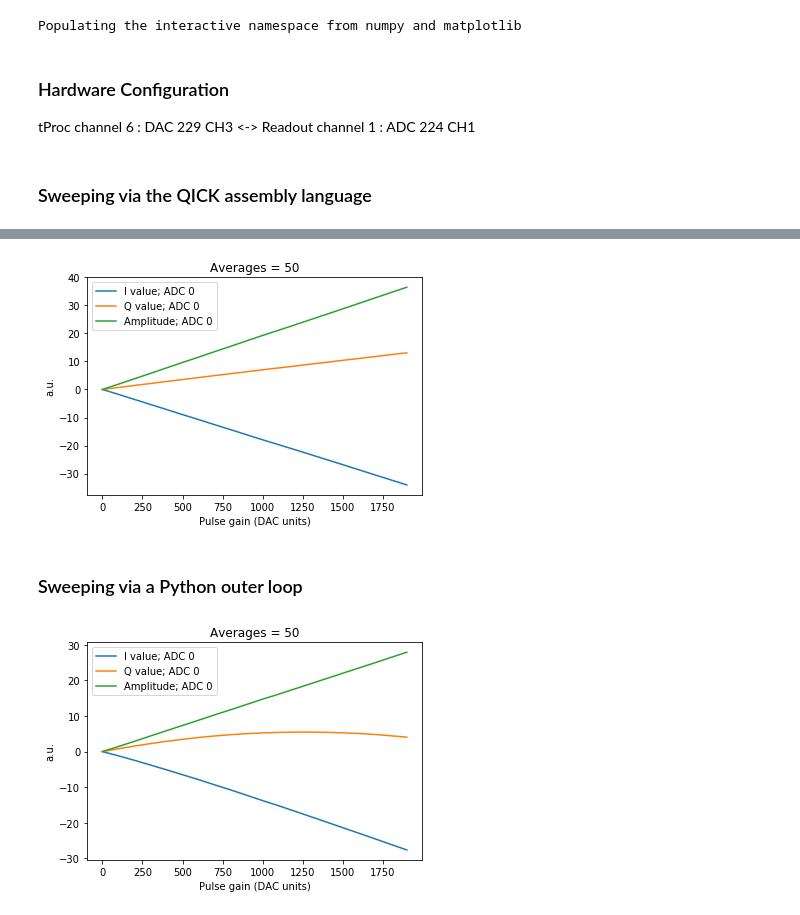
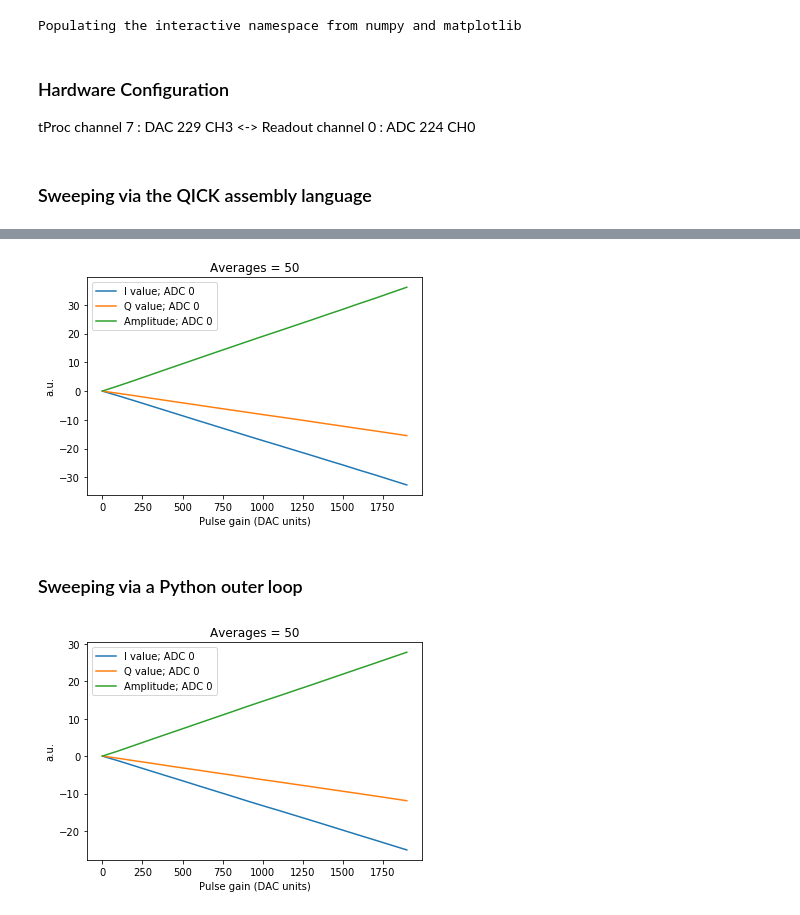
Before and after one commit to openquantumhardware/qick, a Jupyter notebook: pynq_demos/02_Sweeping_variables.ipynb, the cells around one changed output, grey strips where cells are left out. Saved outputs shown, nothing was run; the diff lists cells and outputs as text; code cells hidden in the pictures.

```diff
--- a/pynq_demos/02_Sweeping_variables.ipynb
+++ b/pynq_demos/02_Sweeping_variables.ipynb
@@ -18,11 +18,11 @@ Populating the interactive namespace from numpy and matplotlib
 # Load bitstream with custom overlay
 soc = QickSoc('../qick_lib/qick.bit')
 # Set the loopback DAC channel to be in 1st Nyquist zone mode
-soc.set_nyquist(ch=6,nqz=1);
+soc.set_nyquist(ch=7,nqz=1);
 # %% [markdown]
 ### Hardware Configuration
 
-tProc channel 6   : DAC 229 CH3  <-> Readout channel 1 : ADC 224 CH1
+tProc channel 7   : DAC 229 CH3  <-> Readout channel 0 : ADC 224 CH0
 # %%
 class LoopbackProgram(AveragerProgram):
     def __init__(self,cfg):
@@ -35,7 +35,7 @@ class LoopbackProgram(AveragerProgram):
         self.cfg["adc_freqs"]=[adcfreq(self.cfg["pulse_freq"])]*2   #add frequency of adc ddc to config
 
         if self.cfg["pulse_style"] == "const":
-            self.add_pulse(ch=self.cfg["res_ch"], name="measure", style=self.cfg["pulse_style"], length=self.cfg["pulse_length"])  #add a constant pulse to the pulse library
+            self.add_pulse(ch=self.cfg["res_ch"], name="measure", style=self.cfg["pulse_style"], length=self.cfg["length"])  #add a constant pulse to the pulse library
         if self.cfg["pulse_style"] == "arb":
             self.add_pulse(ch=self.cfg["res_ch"], name="measure", style=self.cfg["pulse_style"], idata = self.cfg["idata"])
 
@@ -46,7 +46,7 @@ class LoopbackProgram(AveragerProgram):
     def body(self):
         self.trigger_adc(adc1=1, adc2=1,adc_trig_offset=self.cfg["adc_trig_offset"])  # trigger the adc acquisition
         if self.cfg["pulse_style"] == "const":
-            self.pulse(ch=self.cfg["res_ch"], length=self.cfg["pulse_length"], play=True) # play readout pulse
+            self.pulse(ch=self.cfg["res_ch"], length=self.cfg["length"], play=True) # play readout pulse
         if self.cfg["pulse_style"] == "arb":
             self.pulse(ch=self.cfg["res_ch"], play=True) # play readout pulse
         self.sync_all(us2cycles(self.cfg["relax_delay"]))  # sync all channels
@@ -105,9 +105,9 @@ expt_pts, avg_di, avg_dq, avg_amp = prog.acquire(soc, load_pulses=True)
 # %%
 # Plot results.
 plt.figure(1)
-plt.plot(expt_pts, avg_di[1][0], label="I value; ADC 0")
-plt.plot(expt_pts, avg_dq[1][0], label="Q value; ADC 0")
-plt.plot(expt_pts, avg_amp[1][0], label="Amplitude; ADC 0")
+plt.plot(expt_pts, avg_di[0][0], label="I value; ADC 0")
+plt.plot(expt_pts, avg_dq[0][0], label="Q value; ADC 0")
+plt.plot(expt_pts, avg_amp[0][0], label="Amplitude; ADC 0")
 # plt.plot(expt_pts, avg_di1, label="I value; ADC 1")
 # plt.plot(expt_pts, avg_dq1, label="Q value; ADC 1")
 # plt.plot(expt_pts, avg_amp1, label="Amplitude; ADC 1")
@@ -117,15 +117,15 @@ plt.title("Averages = " + str(config["reps"]))
 plt.legend()
 plt.savefig("images/Gain_sweep.pdf", dpi=350)
 # %% [output]
-[figure, old version]
+[figure, new version]
 # %% [markdown]
 ### Sweeping via a Python outer loop
 # %%
-config={"res_ch":6, # --Fixed
+config={"res_ch":7, # --Fixed
         "relax_delay":0, # --Fixed
         "res_phase":0, # --Fixed
         "pulse_style": "const", # --Fixed
-        "pulse_length":100, # [Clock ticks]
+        "length":100, # [Clock ticks]
         "readout_length":200, # [Clock ticks]
         "pulse_gain":0, # [DAC units]
         "pulse_freq": 100, # [MHz]
@@ -148,13 +148,13 @@ for g in gpts:
 results=np.transpose(results)
 # %%
 plt.figure(2)
-plt.plot(gpts, results[3],label="I value; ADC 0")
-plt.plot(gpts, results[4],label="Q value; ADC 0")
-plt.plot(gpts, results[5],label="Amplitude; ADC 0")
+plt.plot(gpts, results[0],label="I value; ADC 0")
+plt.plot(gpts, results[1],label="Q value; ADC 0")
+plt.plot(gpts, results[2],label="Amplitude; ADC 0")
 plt.ylabel("a.u.")
 plt.xlabel("Pulse gain (DAC units)")
 plt.title("Averages = " + str(config["reps"]))
 plt.legend()
 plt.savefig("images/Gain_sweep_python.pdf", dpi=350)
 # %% [output]
-[figure, old version]
+[figure, new version]
```
Also changed, not shown: parts of 2 cells of this notebook, 16 other files.
